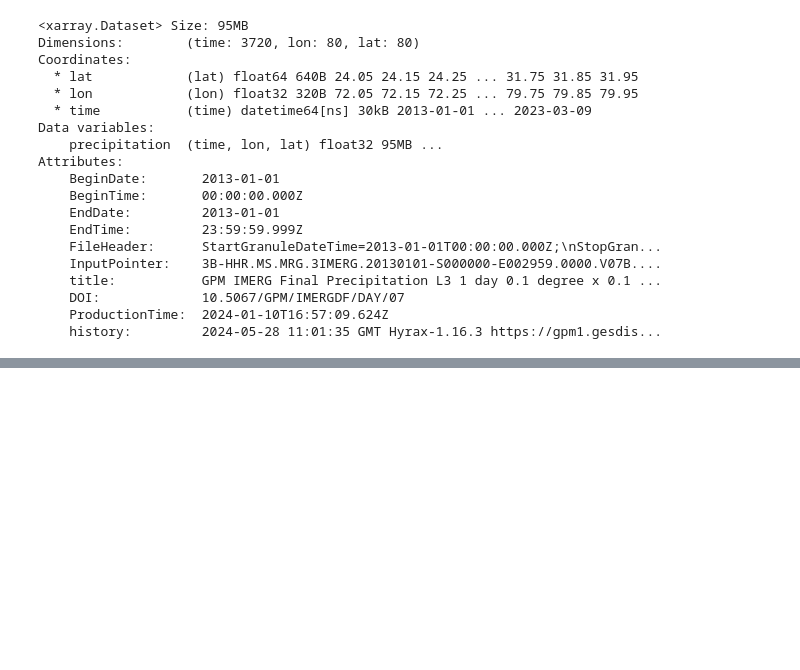
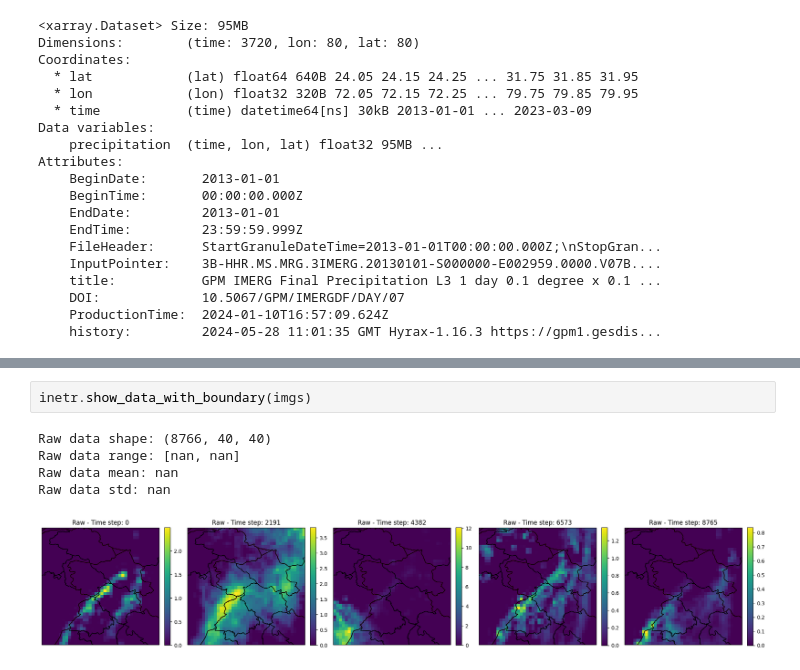
Before and after one commit to sonjaove/ML-hands-on, a Jupyter notebook: course_work/crown/processing/trial.ipynb, the cells around one changed output, grey strips where cells are left out. Cells and saved outputs as stored; diff of their text form; blank space fills up the shorter version.

```diff
--- a/course_work/crown/processing/trial.ipynb
+++ b/course_work/crown/processing/trial.ipynb
@@ -107,0 +131,8 @@ Attributes:
+# %%
+inetr.show_data_with_boundary(imgs)
+# %% [output]
+Raw data shape: (8766, 40, 40)
+Raw data range: [nan, nan]
+Raw data mean: nan
+Raw data std: nan
+[figure, added]
```
Also changed, not shown: parts of 4 cells of this notebook.
